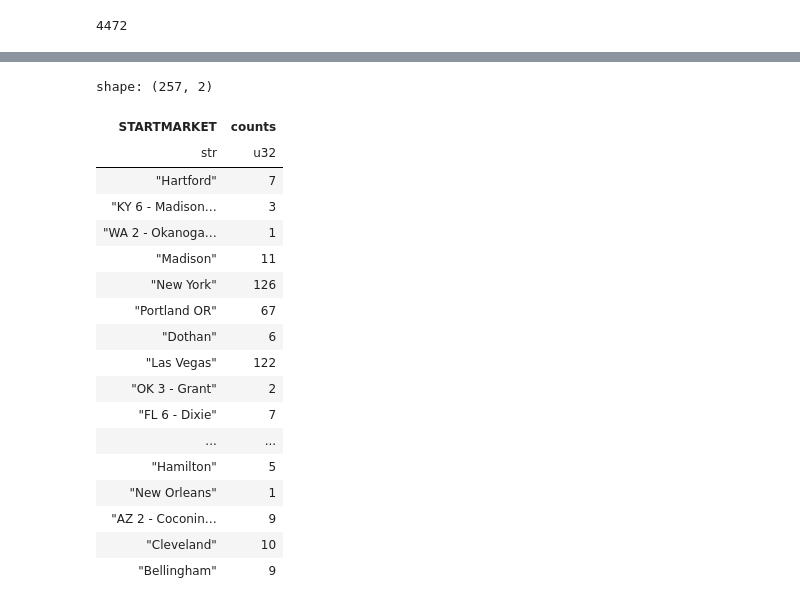
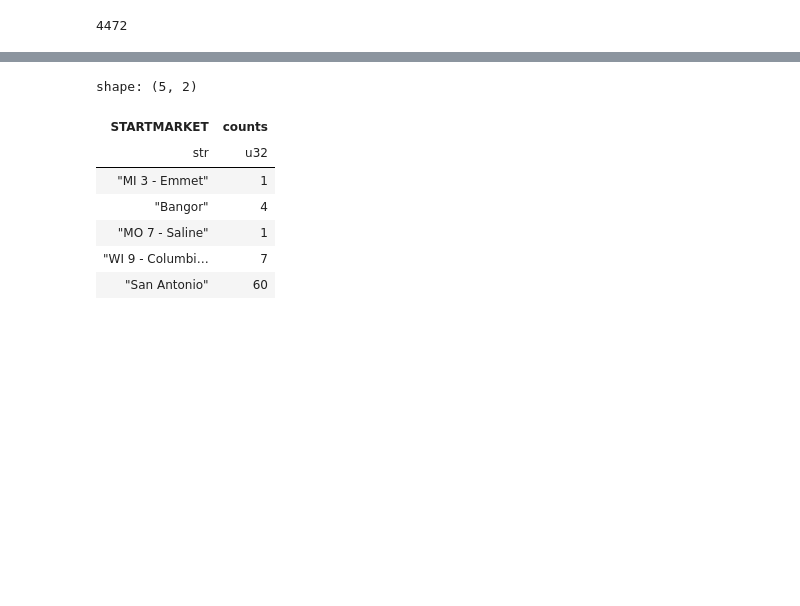
Before and after one commit to bme3412/kaggle, a Jupyter notebook: mobile_app_data.ipynb, the cells around one changed output, grey strips where cells are left out. Saved outputs shown, nothing was run; the diff lists cells and outputs as text; code cells hidden in the pictures; blank space fills up the shorter version.

```diff
--- a/mobile_app_data.ipynb
+++ b/mobile_app_data.ipynb
@@ -77,25 +82,14 @@ shape: (10, 30)
 | "2493868" | 21.0 | "MALE" | "Mixed racial b… | "e50763754ada42… | "samsung SM-N96… | "T-Mobile (US)" | "Chicago" | null | ... |
 | "2493868" | 21.0 | "MALE" | "Mixed racial b… | "5e13a384026ece… | "samsung SM-N96… | "T-Mobile (US)" | "Chicago" | null | ... |
 # %%
-df_dis['STARTMARKET'].value_counts()
+df_dis['STARTMARKET'].value_counts().head()
 # %% [output]
-shape: (257, 2)
+shape: (5, 2)
 | STARTMARKET | counts |
 | str | u32 |
-| "Hartford" | 7 |
-| "KY 6 - Madison… | 3 |
-| "WA 2 - Okanoga… | 1 |
-| "Madison" | 11 |
-| "New York" | 126 |
-| "Portland OR" | 67 |
-| "Dothan" | 6 |
-| "Las Vegas" | 122 |
-| "OK 3 - Grant" | 2 |
-| "FL 6 - Dixie" | 7 |
-| ... | ... |
-| "Hamilton" | 5 |
-| "New Orleans" | 1 |
-| "AZ 2 - Coconin… | 9 |
-| "Cleveland" | 10 |
-| "Bellingham" | 9 |
+| "MI 3 - Emmet" | 1 |
+| "Bangor" | 4 |
+| "MO 7 - Saline" | 1 |
+| "WI 9 - Columbi… | 7 |
+| "San Antonio" | 60 |
 # %%
```
Also changed, not shown: parts of 14 cells of this notebook.
